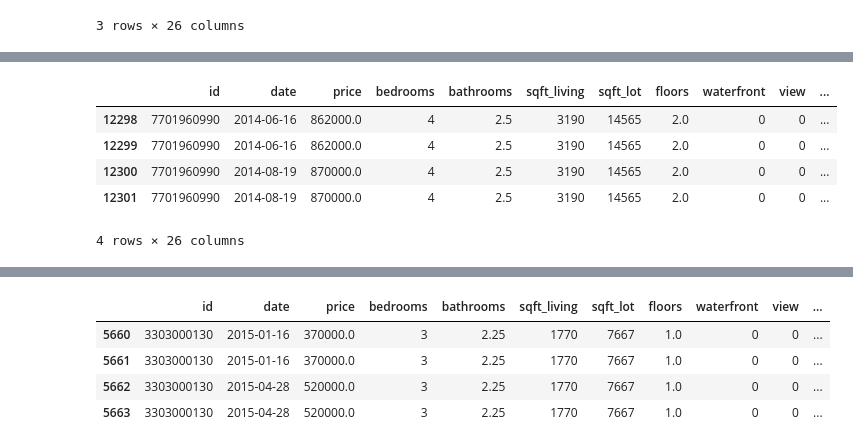
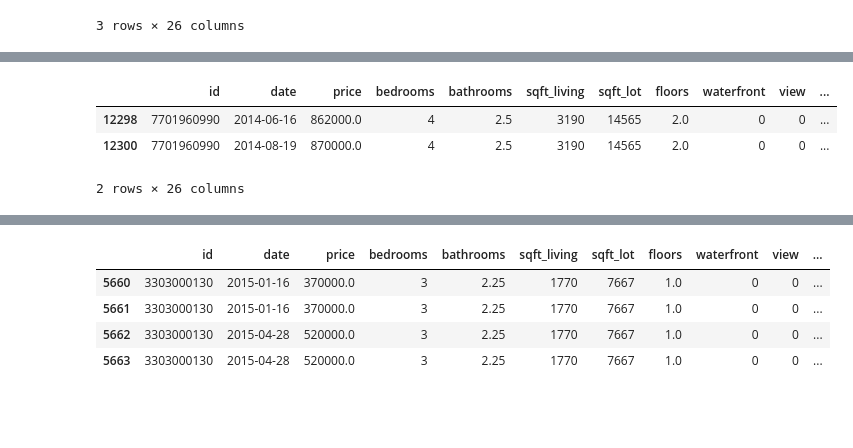
Before and after one commit to ramon-santana-silva/miniprojeto01, a Jupyter notebook: roofimoveis.ipynb, the cells around one changed output, grey strips where cells are left out. Saved outputs shown, nothing was run; the diff lists cells and outputs as text; code cells hidden in the pictures; blank space fills up the shorter version.

```diff
--- a/roofimoveis.ipynb
+++ b/roofimoveis.ipynb
@@ -301,9 +306,7 @@ df[df['id']==795000620]
 # %%
-df[df['id']==7701960990]
+df[df['id']==7701960990].drop_duplicates(subset=['date'])
 # %% [output]
 |  | id | date | price | bedrooms | bathrooms | sqft_living | sqft_lot | floors | waterfront | view | ... |
 | 12298 | 7701960990 | 2014-06-16 | 862000.0 | 4 | 2.5 | 3190 | 14565 | 2.0 | 0 | 0 | ... |
-| 12299 | 7701960990 | 2014-06-16 | 862000.0 | 4 | 2.5 | 3190 | 14565 | 2.0 | 0 | 0 | ... |
 | 12300 | 7701960990 | 2014-08-19 | 870000.0 | 4 | 2.5 | 3190 | 14565 | 2.0 | 0 | 0 | ... |
-| 12301 | 7701960990 | 2014-08-19 | 870000.0 | 4 | 2.5 | 3190 | 14565 | 2.0 | 0 | 0 | ... |
-4 rows × 26 columns
+2 rows × 26 columns
```
Also changed, not shown: parts of 10 cells of this notebook.
